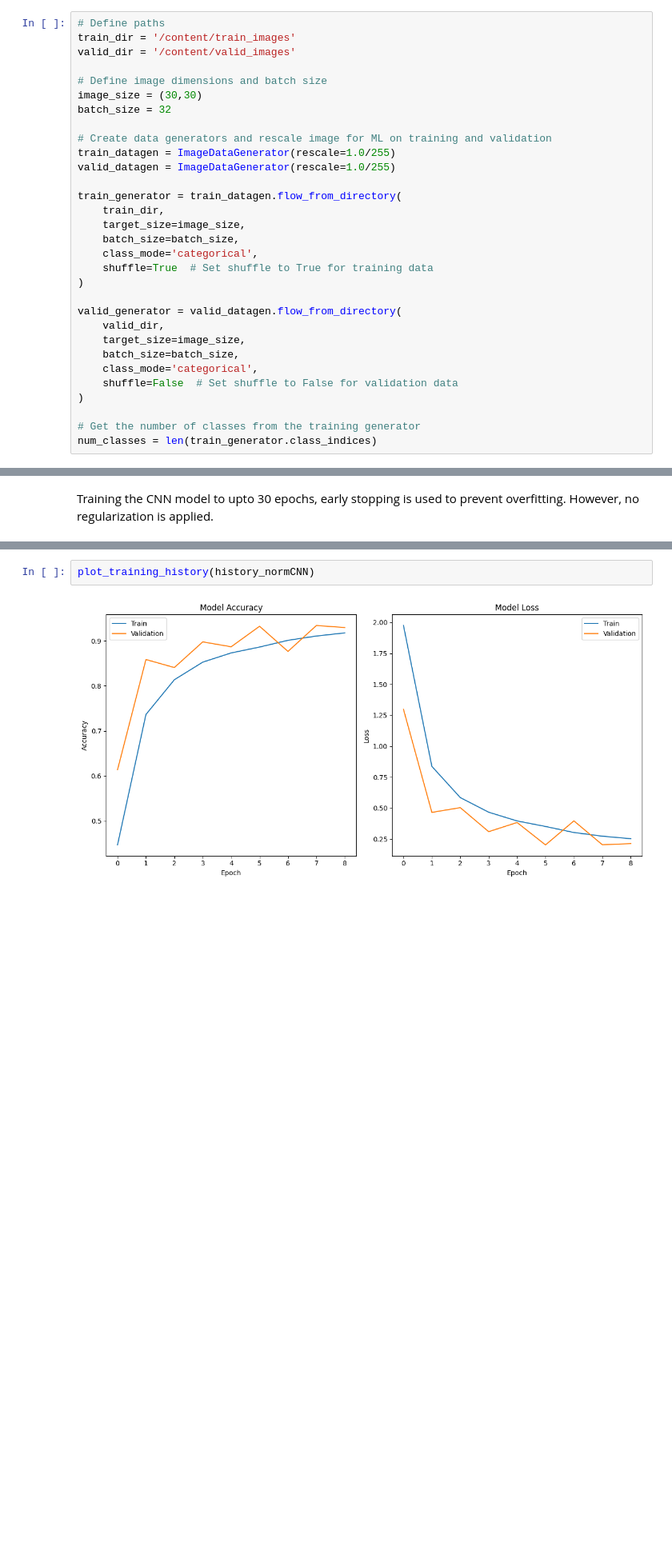
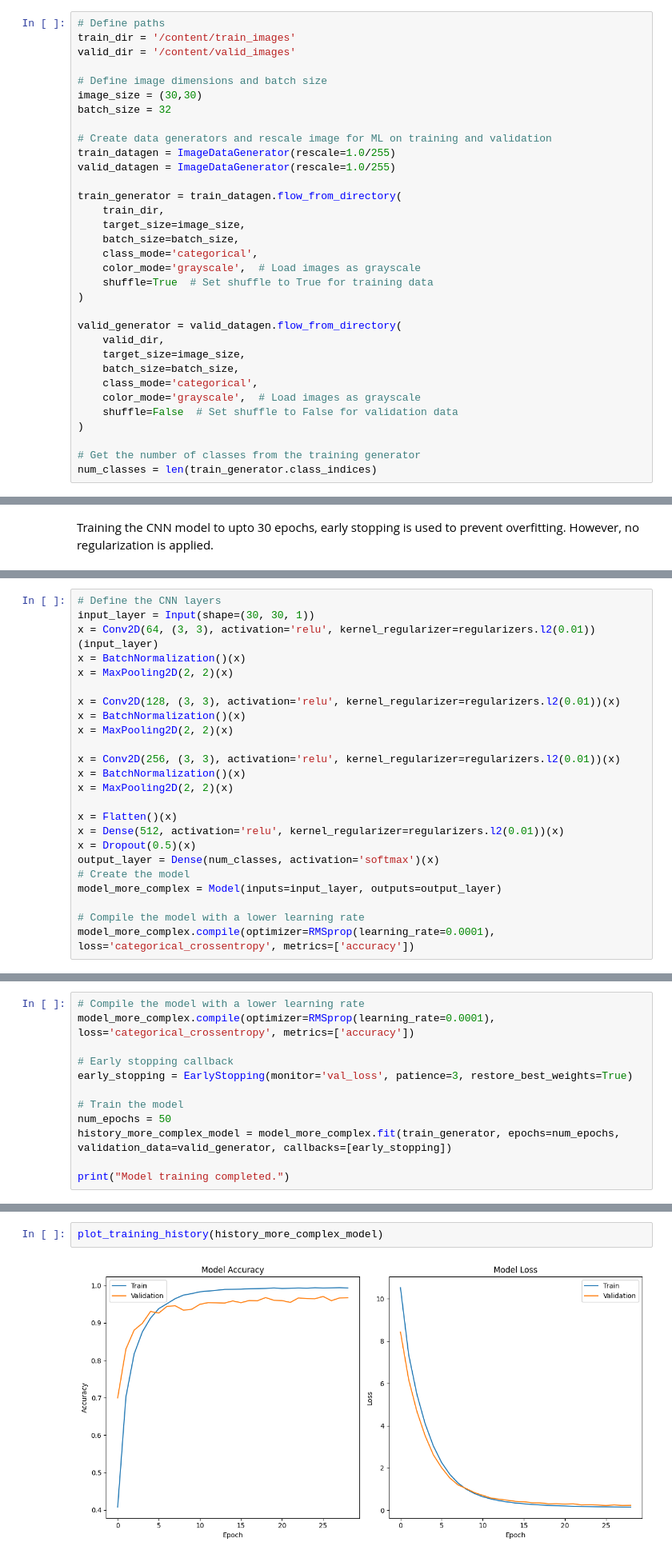
Before and after one commit to Jieoi/Food_supply_analysis, a Jupyter notebook: model_training_simple_enhanced_data_CNN.ipynb, the cells around one changed output, grey strips where cells are left out. Shown: that part at 80% size. Drawn from its saved outputs; the diff is of its cells as text; blank space fills up the shorter version.

Commit message:
92% accuracy with CNN

```diff
--- a/model_training_simple_enhanced_data_CNN.ipynb
+++ b/model_training_simple_enhanced_data_CNN.ipynb
@@ -199,6 +204,7 @@ train_generator = train_datagen.flow_from_directory(
     target_size=image_size,
     batch_size=batch_size,
     class_mode='categorical',
+    color_mode='grayscale',  # Load images as grayscale
     shuffle=True  # Set shuffle to True for training data
 )
 
@@ -207,6 +213,7 @@ valid_generator = valid_datagen.flow_from_directory(
     target_size=image_size,
     batch_size=batch_size,
     class_mode='categorical',
+    color_mode='grayscale',  # Load images as grayscale
     shuffle=False  # Set shuffle to False for validation data
 )
 
@@ -594,0 +598,24 @@ Model training completed.
+# %%
+# Define the CNN layers
+input_layer = Input(shape=(30, 30, 1))
+x = Conv2D(64, (3, 3), activation='relu', kernel_regularizer=regularizers.l2(0.01))(input_layer)
+x = BatchNormalization()(x)
+x = MaxPooling2D(2, 2)(x)
+
+x = Conv2D(128, (3, 3), activation='relu', kernel_regularizer=regularizers.l2(0.01))(x)
+x = BatchNormalization()(x)
+x = MaxPooling2D(2, 2)(x)
+
+x = Conv2D(256, (3, 3), activation='relu', kernel_regularizer=regularizers.l2(0.01))(x)
+x = BatchNormalization()(x)
+x = MaxPooling2D(2, 2)(x)
+
+x = Flatten()(x)
+x = Dense(512, activation='relu', kernel_regularizer=regularizers.l2(0.01))(x)
+x = Dropout(0.5)(x)
+output_layer = Dense(num_classes, activation='softmax')(x)
+# Create the model
+model_more_complex = Model(inputs=input_layer, outputs=output_layer)
+
+# Compile the model with a lower learning rate
+model_more_complex.compile(optimizer=RMSprop(learning_rate=0.0001), loss='categorical_crossentropy', metrics=['accuracy'])
@@ -594,0 +642,12 @@ Model training completed.
+# %%
+# Compile the model with a lower learning rate
+model_more_complex.compile(optimizer=RMSprop(learning_rate=0.0001), loss='categorical_crossentropy', metrics=['accuracy'])
+
+# Early stopping callback
+early_stopping = EarlyStopping(monitor='val_loss', patience=3, restore_best_weights=True)
+
+# Train the model
+num_epochs = 50
+history_more_complex_model = model_more_complex.fit(train_generator, epochs=num_epochs, validation_data=valid_generator, callbacks=[early_stopping])
+
+print("Model training completed.")
@@ -595,4 +672,4 @@ Model training completed.
 # %%
-plot_training_history(history_normCNN)
+plot_training_history(history_more_complex_model)
 # %% [output]
-[figure, old version]
+[figure, new version]
```
Also changed, not shown: parts of 40 cells of this notebook.
